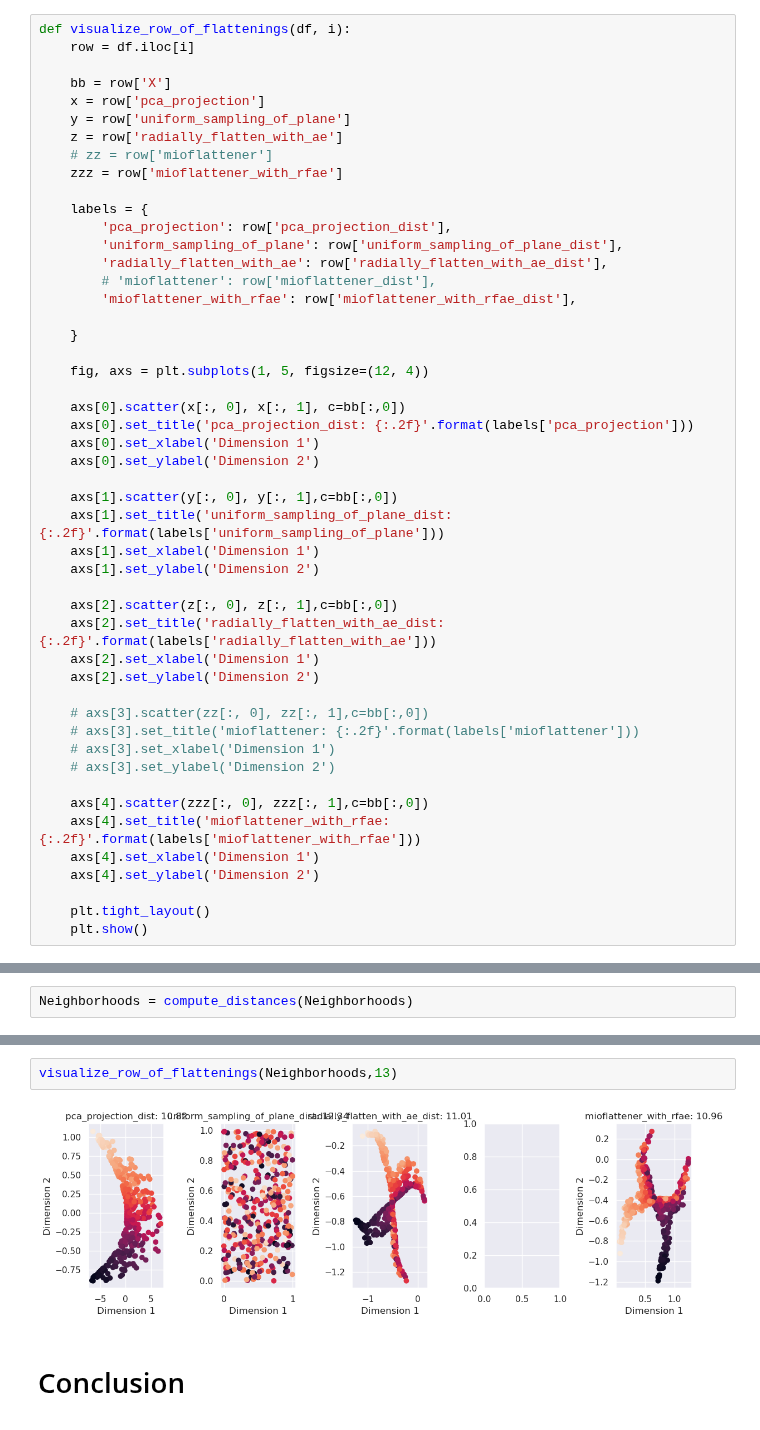
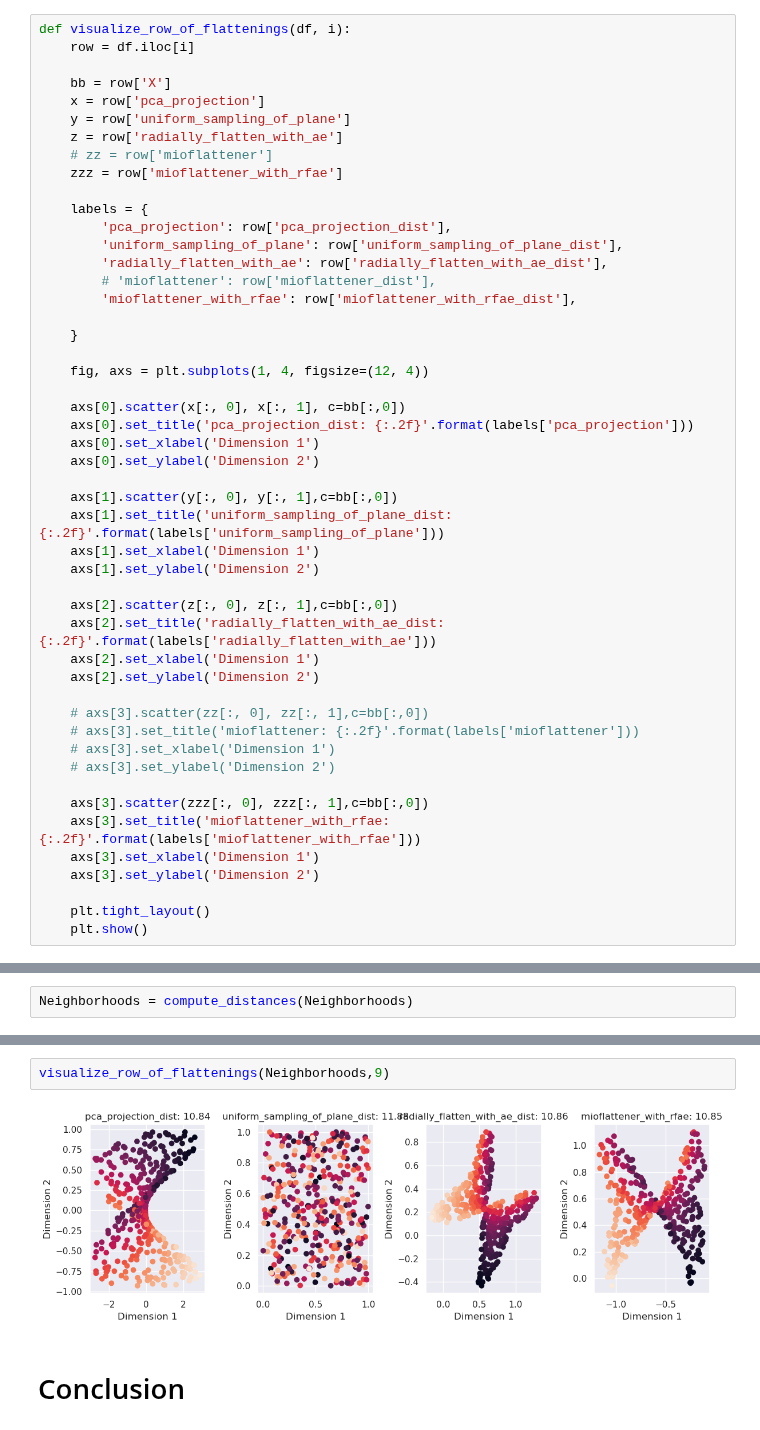
Before and after one commit to professorwug/diffusion-curvature, a Jupyter notebook: nbs/experiments/3f-Sampling-Semifinals.ipynb, the cells around one changed output, grey strips where cells are left out. Saved outputs shown, nothing was run; the diff lists cells and outputs as text.

```diff
--- a/nbs/experiments/3f-Sampling-Semifinals.ipynb
+++ b/nbs/experiments/3f-Sampling-Semifinals.ipynb
@@ -225,7 +214,7 @@ def visualize_row_of_flattenings(df, i):
 
     }
 
-    fig, axs = plt.subplots(1, 5, figsize=(12, 4))
+    fig, axs = plt.subplots(1, 4, figsize=(12, 4))
 
     axs[0].scatter(x[:, 0], x[:, 1], c=bb[:,0])
     axs[0].set_title('pca_projection_dist: {:.2f}'.format(labels['pca_projection']))
@@ -247,10 +236,10 @@ def visualize_row_of_flattenings(df, i):
     # axs[3].set_xlabel('Dimension 1')
     # axs[3].set_ylabel('Dimension 2')
 
-    axs[4].scatter(zzz[:, 0], zzz[:, 1],c=bb[:,0])
-    axs[4].set_title('mioflattener_with_rfae: {:.2f}'.format(labels['mioflattener_with_rfae']))
-    axs[4].set_xlabel('Dimension 1')
-    axs[4].set_ylabel('Dimension 2')
+    axs[3].scatter(zzz[:, 0], zzz[:, 1],c=bb[:,0])
+    axs[3].set_title('mioflattener_with_rfae: {:.2f}'.format(labels['mioflattener_with_rfae']))
+    axs[3].set_xlabel('Dimension 1')
+    axs[3].set_ylabel('Dimension 2')
 
     plt.tight_layout()
     plt.show()
@@ -481,9 +470,9 @@ Neighborhoods[["ks","pca_projection_dist","radially_flatten_with_ae_dist","unifo
 | 12 | [-0.0030864197530864196, -0.00307... | 10.726903 | 10.805234 | 11.959808 | 10.854775 |
 | 13 | [-0.001665972511453561, -0.001660... | 10.816839 | 11.005904 | 12.338101 | 10.959082 |
 # %%
-visualize_row_of_flattenings(Neighborhoods,13)
+visualize_row_of_flattenings(Neighborhoods,9)
 # %% [output]
-[figure, old version]
+[figure, new version]
 # %% [markdown]
 # Conclusion
 # %% [markdown]
```
Also changed, not shown: parts of 2 cells of this notebook, 12 other files.
